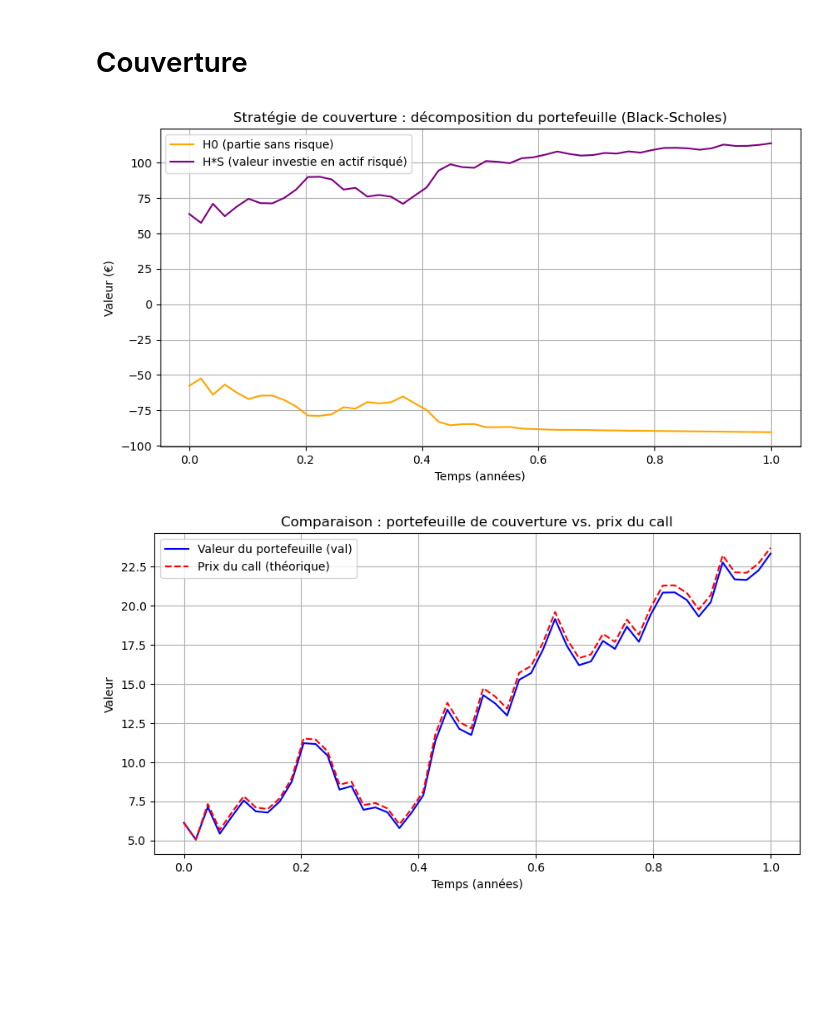
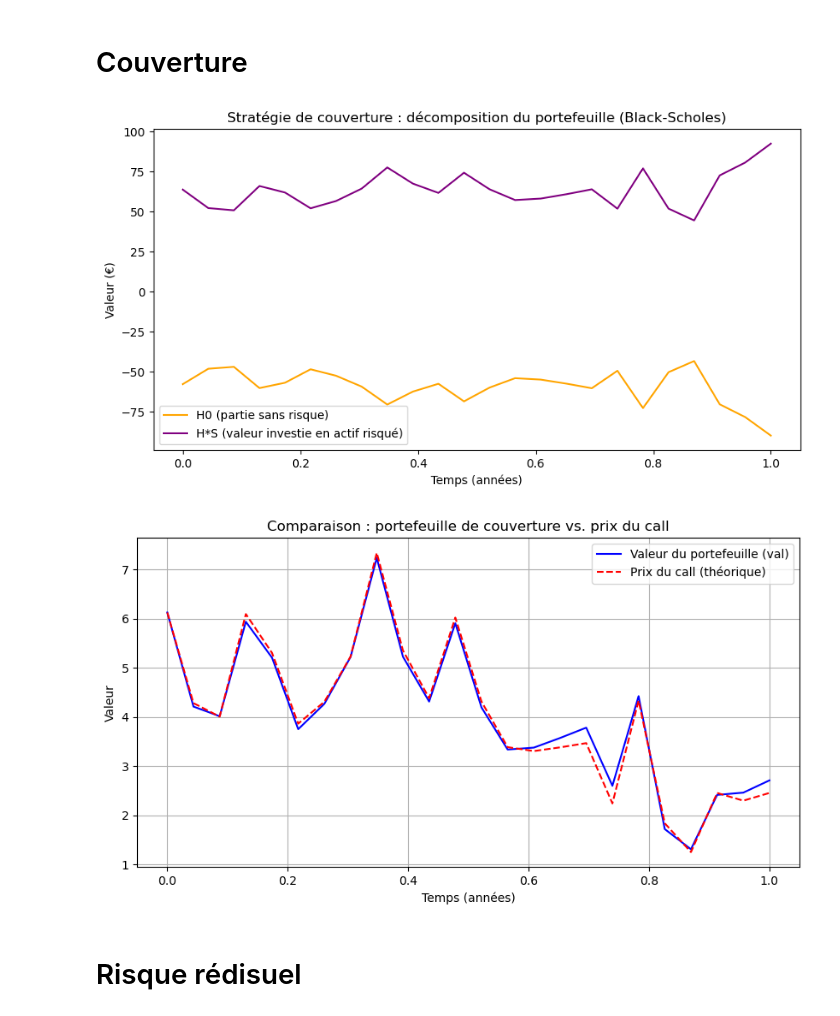
Before and after one commit to maxence2508/maths-fi, a Jupyter notebook: black-scholes/black-scholes.ipynb, the cells around one changed output. Cells and saved outputs as stored; diff of their text form; code cells hidden in the pictures; blank space fills up the shorter version.

Commit message:
ajout risque residuel

```diff
--- a/black-scholes/black-scholes.ipynb
+++ b/black-scholes/black-scholes.ipynb
@@ -74,11 +136,11 @@ def C(S, T, N, K, r, sigma):
 mu = 0.1
 sigma = 0.1
 n = 1
-N = 50
+N = 24
 T = 1
 # %%
 model = BlackScholes(mu, sigma)
-trajectory = model.generate(x, T, N, n)[0]
+trajectory = model.generate(x, T, N, n)
 # %%
 time_grid = np.linspace(0, T, N)
 
@@ -94,6 +156,6 @@ plt.show()
 # %%
 K = 90
-prices = C(trajectory, T, N, K, r, sigma)
+prices = C(trajectory, T, N, K, r, sigma)[0, :]
 # %%
 time_grid = np.linspace(0, T, N)
 
@@ -109,3 +171,35 @@ plt.show()
 # %% [markdown]
 # Couverture
+# %%
+def d1(theta, x, T, K, r, sigma):
+    """
+    Computes the d1 term in the Black-Scholes formula.
+
+    Parameters
+    ----------
+    theta : float or ndarray
+        Time to maturity (T - t).
+    x : float or ndarray
+        Current asset price.
+    T : float
+        Total maturity (used for compatibility, but not needed in the formula directly).
+    K : float
+        Strike price of the option.
+    r : float
+        Risk-free interest rate.
+    sigma : float
+        Volatility of the underlying asset.
+
+    Returns
+    -------
+    d1 : float or ndarray
+        Value(s) of d1 corresponding to the inputs.
+    """
+    theta = np.asarray(theta)
+    x = np.asarray(x)
+
+    numerator = np.log(x / K) + (r + 0.5 * sigma**2) * theta
+    denominator = sigma * np.sqrt(theta)
+
+    return numerator / denominator
 # %%
@@ -144,26 +276,27 @@ def hedging(S, C0, T, N, K, r, sigma):
 time_grid = np.linspace(0, T, N)
 
 plt.figure(figsize=(10, 5))
-plt.plot(time_grid, H0, label='H0 (partie sans risque)', color='orange')
-plt.plot(time_grid, H * trajectory, label='H*S (valeur investie en actif risqué)', color='purple')
+plt.plot(time_grid, H0[0], label='H0 (partie sans risque)', color='orange')
+plt.plot(time_grid, H[0] * trajectory[0], label='H*S (valeur investie en actif risqué)', color='purple')
 plt.xlabel("Temps (années)")
 plt.ylabel("Valeur (€)")
 plt.title("Stratégie de couverture : décomposition du portefeuille (Black-Scholes)")
 plt.legend()
-plt.grid(True)
 plt.show()
 # %% [output]
-[figure, old version]
+[figure, new version]
 # %%
 # Tracé de val et prices sur le même graphique
 plt.figure(figsize=(10, 5))
-plt.plot(time_grid, val, label='Valeur du portefeuille (val)', color='blue')
+plt.plot(time_grid, val[0], label='Valeur du portefeuille (val)', color='blue')
 plt.plot(time_grid, prices, label='Prix du call (théorique)', color='red', linestyle='--')
 plt.xlabel("Temps (années)")
 plt.ylabel("Valeur")
 plt.title("Comparaison : portefeuille de couverture vs. prix du call")
 plt.legend()
 plt.grid(True)
 plt.show()
 # %% [output]
-[figure, old version]
+[figure, new version]
+# %% [markdown]
+# Risque rédisuel
```
Also changed, not shown: parts of 12 cells of this notebook.
